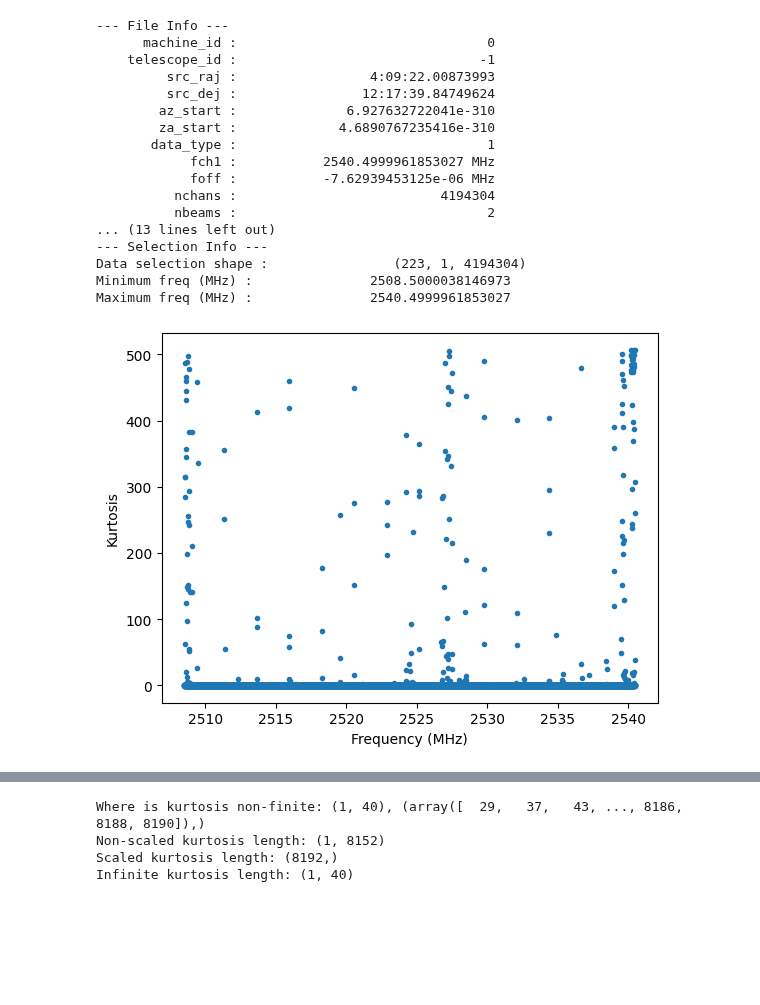
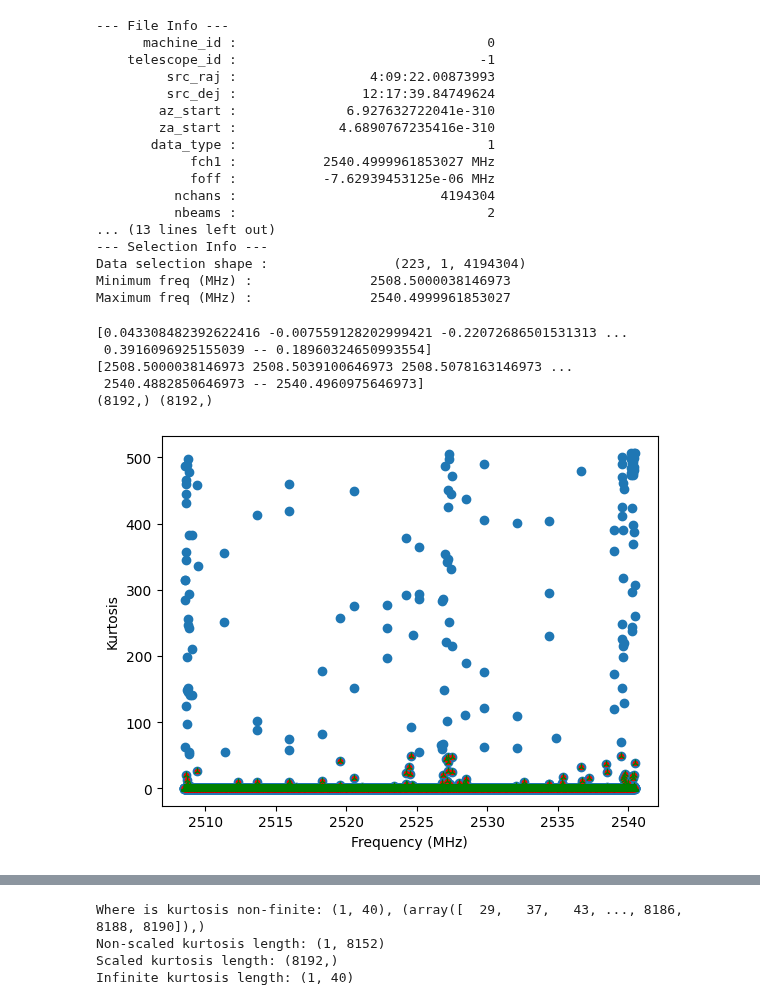
Before and after one commit to jareds-laf/playing-with-cosmic-data, a Jupyter notebook: filterbank/filterbank_rfi_id_kurtosis.ipynb, the cells around one changed output, grey strips where cells are left out. Cells and saved outputs as stored; diff of their text form; code cells hidden in the pictures; blank space fills up the shorter version.

Commit message:
Able to get a masked array where we mask the channels with kurtosis > n! It also extracts the frequencies of these bins :)

```diff
--- a/filterbank/filterbank_rfi_id_kurtosis.ipynb
+++ b/filterbank/filterbank_rfi_id_kurtosis.ipynb
@@ -240,5 +143,35 @@ def plot_tavg_kurtosis_scale(wf_in, n_divs=32):
 # %%
-def find_rfi(wf_in):
-    print()
+def kurtosis_flag_rfi(wf_in, n_divs):
+    # Get bin and kurtosis information
+    bins, kurts = get_tavg_kurtosis(wf_in, n_divs)
+
+    #TODO: Mask the kurts array wherever kurts > (some value TBD, start with 50 as a proof of concept :))
+    # masked_kurts is an array that has all channels with kurtosis > n masked
+    masked_kurts = ma.masked_greater(kurts, 50)
+
+    # masked_bins is an array that has the frequencies of the channels contained in masked_kurts
+    masked_bins = ma.masked_where(kurts>50, bins)
+
+    print(masked_kurts)
+    print(masked_bins)
+    print(np.shape(masked_bins), np.shape(bins))
+
+    fig, ax = plt.subplots()
+
+    ax.set_xlabel('Frequency (MHz)')
+    ax.set_ylabel('Kurtosis')
+
+    ax.plot(bins, kurts, 'o')
+    ax.plot(bins, masked_kurts, '.', c='red')
+    ax.plot(masked_bins,masked_kurts,'2',c='green')
+# %%
+kurtosis_flag_rfi(water6, 8192)
+# %% [output]
+[0.043308482392622416 -0.007559128202999421 -0.22072686501531313 ...
+ 0.3916096925155039 -- 0.18960324650993554]
+[2508.5000038146973 2508.5039100646973 2508.5078163146973 ...
+ 2540.4882850646973 -- 2540.4960975646973]
+(8192,) (8192,)
+[figure, added]
 # %%
 plt.close('all')
@@ -247,5 +177,0 @@ plot_tavg_kurtosis(water6, 8192)
-# %%
-# kurts1 = plot_tavg_kurtosis(water6, 8192)
-kurts2 = plot_tavg_kurtosis(water6, 8192)
-# %% [output]
-[figure, removed]
```
Also changed, not shown: parts of 7 cells of this notebook.
